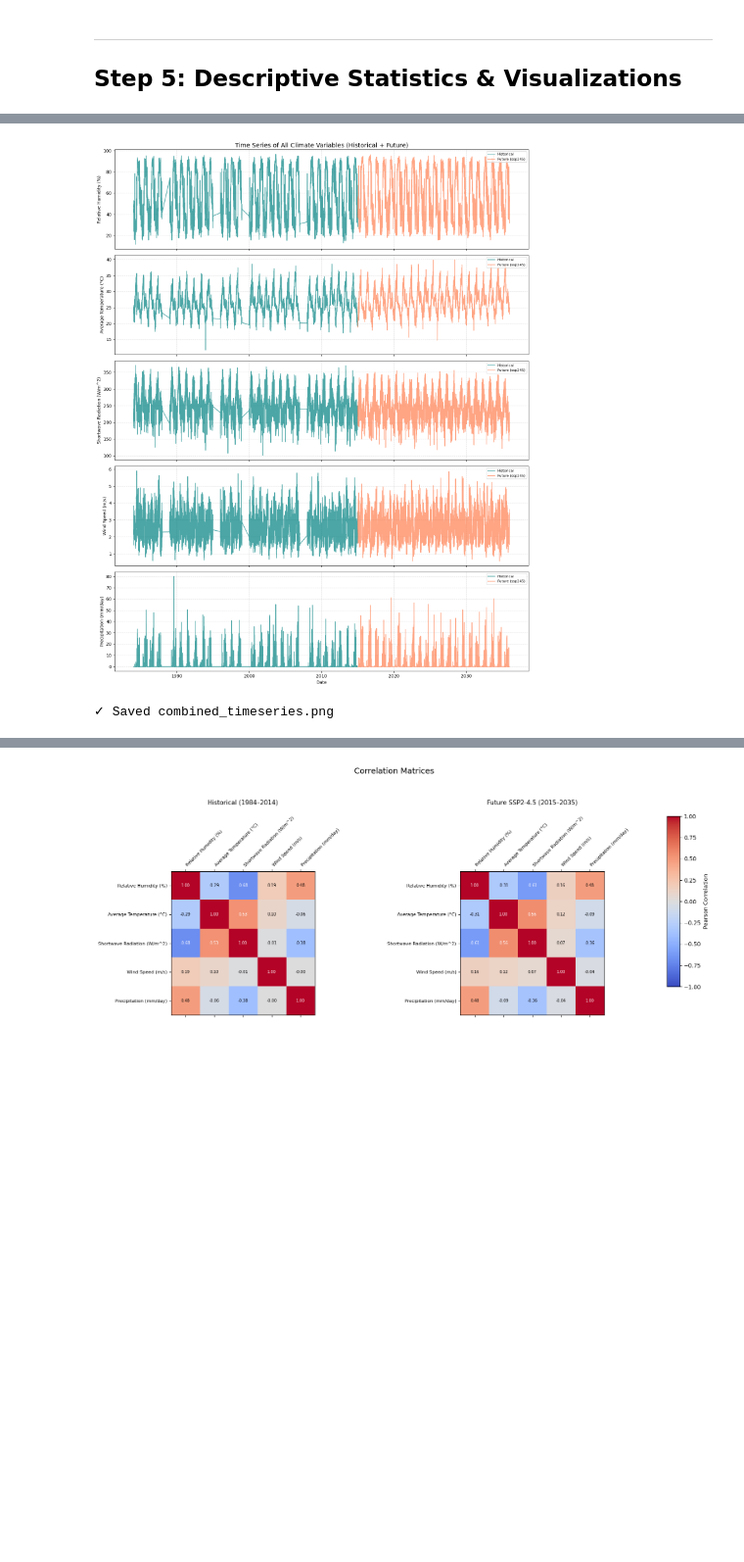
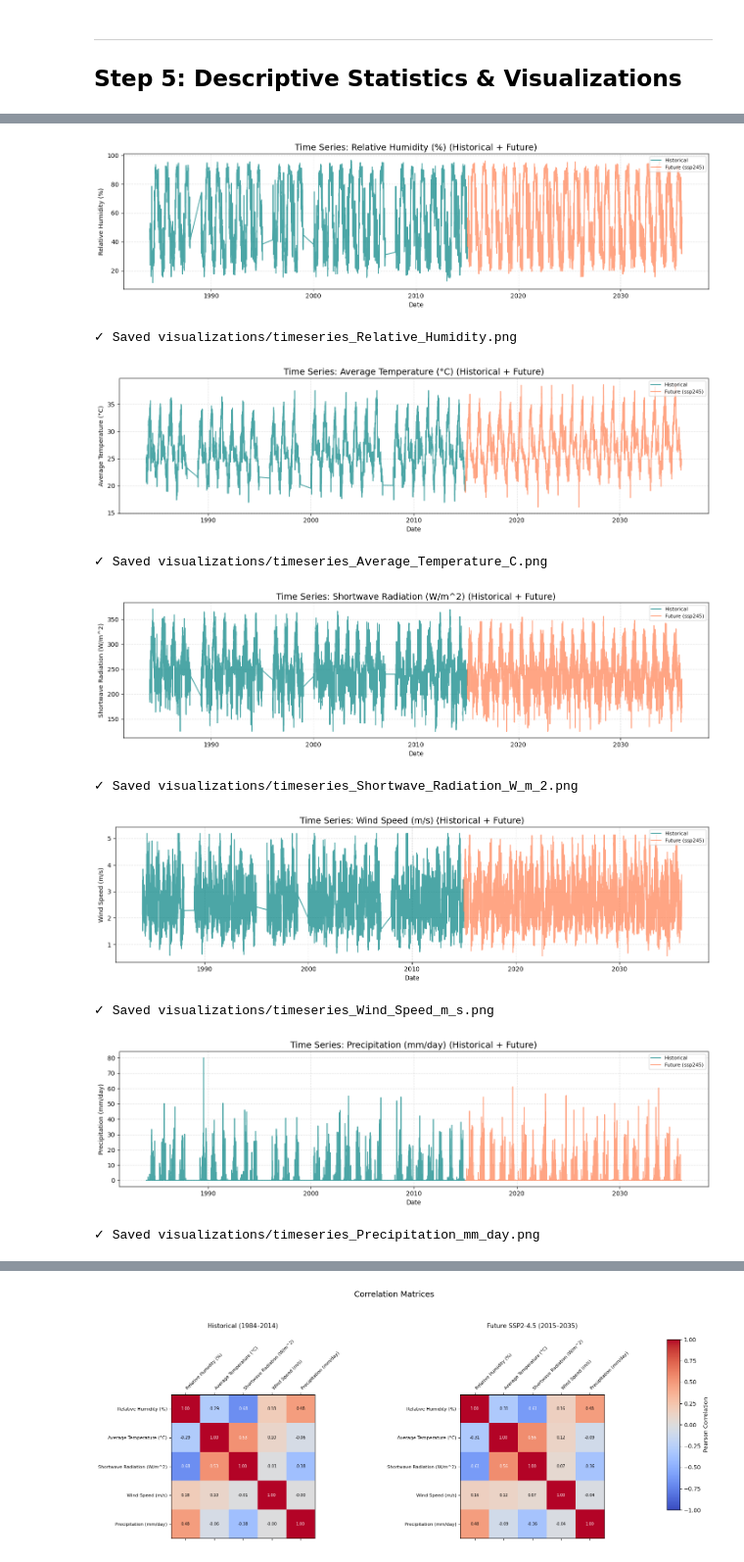
Before and after one commit to ashurudra09/hydro-assignment3, a Jupyter notebook: assignment_3.ipynb, the cells around one changed output, grey strips where cells are left out. Shown at 98% size. Drawn from its saved outputs; the diff is of its cells as text; code cells hidden in the pictures; blank space fills up the shorter version.

```diff
--- a/assignment_3.ipynb
+++ b/assignment_3.ipynb
@@ -312,22 +357,43 @@ print("\n✓ Statistics saved to CSV files.")
 ✓ Statistics saved to CSV files.
 # %%
+import re
+
 # ---- Time Series Plots ----
-fig, axes = plt.subplots(len(plot_vars), 1, figsize=(14, 3.5 * len(plot_vars)), sharex=True)
-for ax, var in zip(axes, plot_vars):
+for var in plot_vars:
+    fig, ax = plt.subplots(figsize=(14, 4))
+
+    # Plot historical and future data
     ax.plot(hist_df['time'], hist_df[var], color='teal', alpha=0.7, label='Historical')
     ax.plot(future_df['time'], future_df[var], color='coral', alpha=0.7, label='Future (ssp245)')
+
+    # Formatting
+    ax.set_title(f"Time Series: {var} (Historical + Future)", fontsize=14)
     ax.set_ylabel(var, fontsize=10)
+    ax.set_xlabel("Date", fontsize=10)
     ax.legend(loc='upper right', fontsize=8)
     ax.grid(True, linestyle='--', alpha=0.4)
-axes[0].set_title("Time Series of All Climate Variables (Historical + Future)", fontsize=14)
-axes[-1].set_xlabel("Date")
-plt.tight_layout()
-plt.savefig("visualizations/combined_timeseries.png", dpi=200)
-plt.show()
-print("✓ Saved combined_timeseries.png")
+
+    plt.tight_layout()
+
+    # Create a safe filename (e.g., "Average Temperature (°C)" -> "Average_Temperature_C")
+    safe_var_name = re.sub(r'[^A-Za-z0-9]+', '_', var).strip('_')
+    filename = f"visualizations/timeseries_{safe_var_name}.png"
+
+    # Save and show
+    plt.savefig(filename, dpi=200)
+    plt.show()
+    print(f"✓ Saved {filename}")
 # %% [output]
-[figure, old version]
+[figure, new version]
-✓ Saved combined_timeseries.png
+✓ Saved visualizations/timeseries_Relative_Humidity.png
+[figure, added]
+✓ Saved visualizations/timeseries_Average_Temperature_C.png
+[figure, added]
+✓ Saved visualizations/timeseries_Shortwave_Radiation_W_m_2.png
+[figure, added]
+✓ Saved visualizations/timeseries_Wind_Speed_m_s.png
+[figure, added]
+✓ Saved visualizations/timeseries_Precipitation_mm_day.png
 # %%
 # ---- Distribution Histograms ----
 fig, axes = plt.subplots(2, len(plot_vars), figsize=(4 * len(plot_vars), 8))
```
Also changed, not shown: parts of 8 cells of this notebook, 14 other files.
